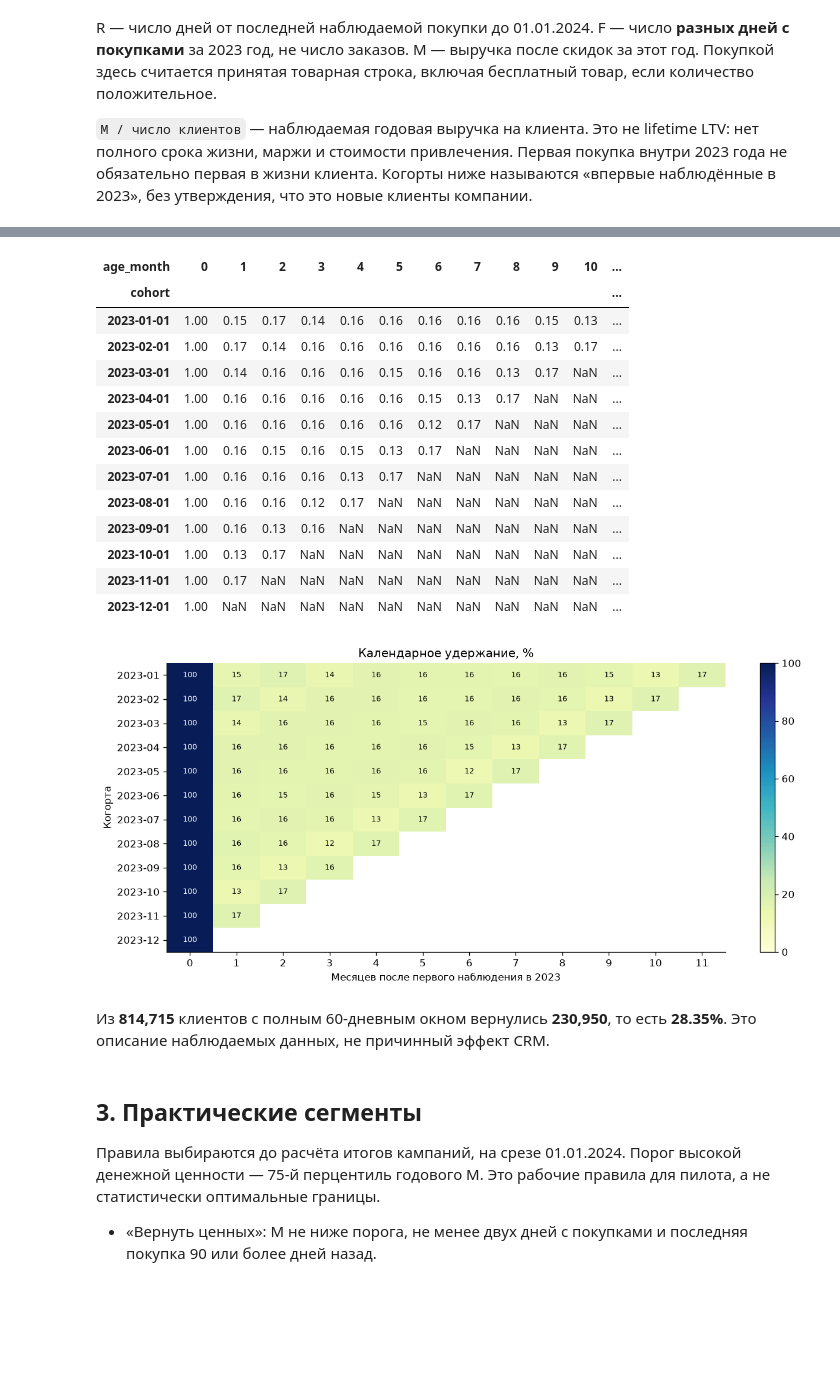
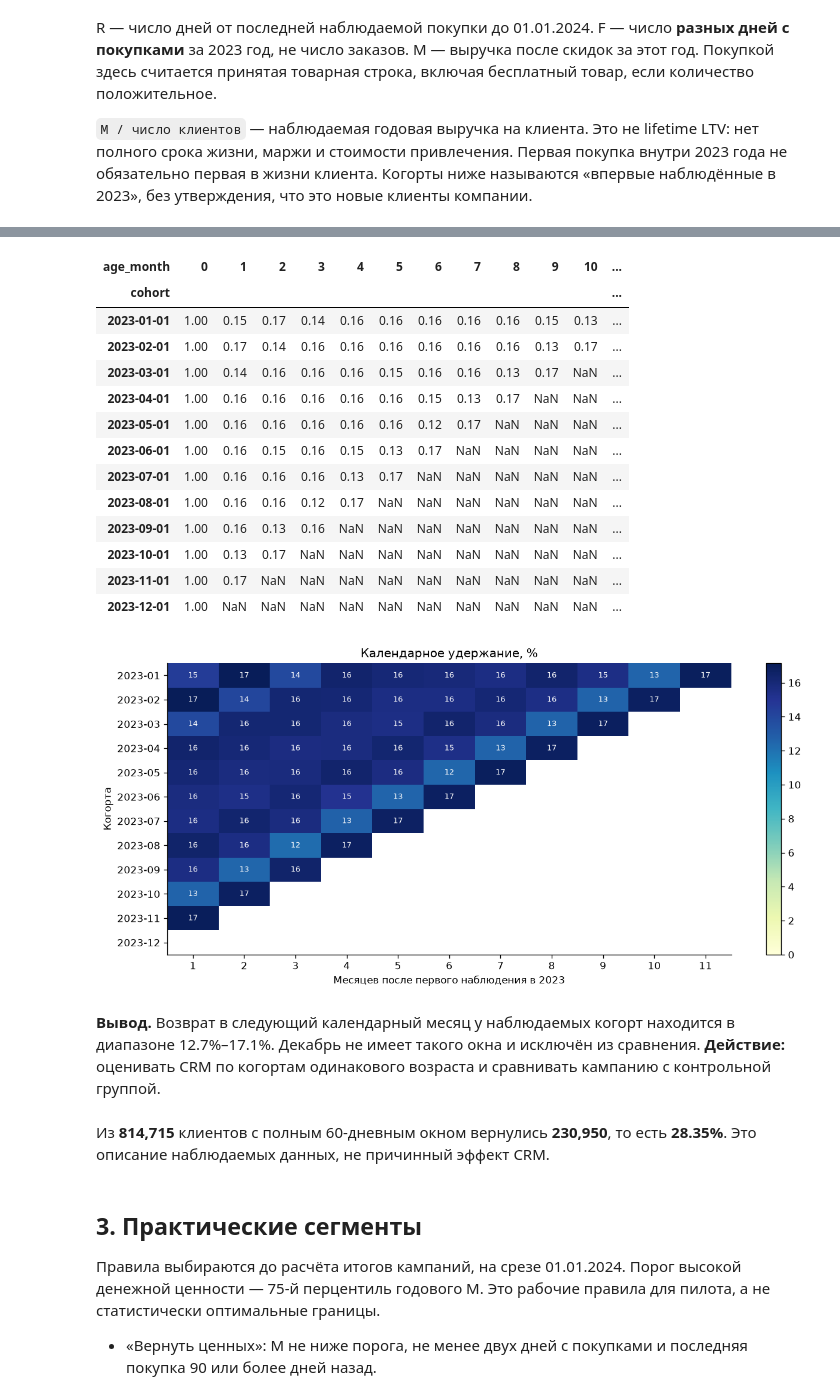
Before and after one commit to GilachOne/simulative-diploma, a Jupyter notebook: reports/02_clients.ipynb, the cells around one changed output, grey strips where cells are left out. Drawn from its saved outputs; the diff is of its cells as text; code cells hidden in the pictures; blank space fills up the shorter version.

```diff
--- a/reports/02_clients.ipynb
+++ b/reports/02_clients.ipynb
@@ -94,40 +96,45 @@ cohorts=pd.read_csv(DATA/'cohorts.csv',parse_dates=['cohort','activity_month'])
 cohorts['age_month']=(cohorts.activity_month.dt.year-cohorts.cohort.dt.year)*12+cohorts.activity_month.dt.month-cohorts.cohort.dt.month
 base=cohorts.loc[cohorts.age_month==0].set_index('cohort').active_clients
 cohorts['retention']=cohorts.active_clients/cohorts.cohort.map(base)
 retention=cohorts.pivot(index='cohort',columns='age_month',values='retention').reindex(columns=range(12))
 for cohort in retention.index:
     last_age=12-cohort.month
     retention.loc[cohort,range(last_age+1)]=retention.loc[cohort,range(last_age+1)].fillna(0)
 display(retention)
 fig,ax=plt.subplots(figsize=(11,5))
-image=ax.imshow(retention.values*100,cmap='YlGnBu',vmin=0,vmax=100,aspect='auto')
-ax.set_xticks(range(12),range(12));ax.set_yticks(range(len(retention)),retention.index.strftime('%Y-%m'))
+shown=retention.drop(columns=0)
+vmax=float(np.nanmax(shown.values)*100) or 1
+image=ax.imshow(shown.values*100,cmap='YlGnBu',vmin=0,vmax=vmax,aspect='auto')
+ax.set_xticks(range(11),range(1,12));ax.set_yticks(range(len(retention)),retention.index.strftime('%Y-%m'))
 ax.set(xlabel='Месяцев после первого наблюдения в 2023',ylabel='Когорта',title='Календарное удержание, %')
 for i in range(len(retention)):
- for j in range(12):
-  val=retention.iloc[i,j]
-  if pd.notna(val):ax.text(j,i,f'{100*val:.0f}',ha='center',va='center',fontsize=8,color='white' if val>.55 else 'black')
+ for j in range(11):
+  val=shown.iloc[i,j]
+  if pd.notna(val):ax.text(j,i,f'{100*val:.0f}',ha='center',va='center',fontsize=8,color='white' if val*100>vmax*.55 else 'black')
 fig.colorbar(image,ax=ax);plt.tight_layout();plt.show()
+m1=retention[1].dropna()
+display(Markdown(f'**Вывод.** Возврат в следующий календарный месяц у наблюдаемых когорт находится в диапазоне {m1.min():.1%}–{m1.max():.1%}. Декабрь не имеет такого окна и исключён из сравнения. **Действие:** оценивать CRM по когортам одинакового возраста и сравнивать кампанию с контрольной группой.'))
 r60=pd.read_csv(DATA/'repeat_60.csv').iloc[0]
 display(Markdown(f'Из **{int(r60.eligible_clients):,}** клиентов с полным 60-дневным окном вернулись **{int(r60.returned_clients):,}**, то есть **{r60.returned_clients/r60.eligible_clients:.2%}**. Это описание наблюдаемых данных, не причинный эффект CRM.'))
 retention.to_csv(OUT/'clients_retention.csv',encoding='utf-8-sig')
 # %% [output]
 | age_month | 0 | 1 | 2 | 3 | 4 | 5 | 6 | 7 | 8 | 9 | 10 | ... |
 | cohort |  |  |  |  |  |  |  |  |  |  |  | ... |
 | 2023-01-01 | 1.00 | 0.15 | 0.17 | 0.14 | 0.16 | 0.16 | 0.16 | 0.16 | 0.16 | 0.15 | 0.13 | ... |
 | 2023-02-01 | 1.00 | 0.17 | 0.14 | 0.16 | 0.16 | 0.16 | 0.16 | 0.16 | 0.16 | 0.13 | 0.17 | ... |
 | 2023-03-01 | 1.00 | 0.14 | 0.16 | 0.16 | 0.16 | 0.15 | 0.16 | 0.16 | 0.13 | 0.17 | NaN | ... |
 | 2023-04-01 | 1.00 | 0.16 | 0.16 | 0.16 | 0.16 | 0.16 | 0.15 | 0.13 | 0.17 | NaN | NaN | ... |
 | 2023-05-01 | 1.00 | 0.16 | 0.16 | 0.16 | 0.16 | 0.16 | 0.12 | 0.17 | NaN | NaN | NaN | ... |
 | 2023-06-01 | 1.00 | 0.16 | 0.15 | 0.16 | 0.15 | 0.13 | 0.17 | NaN | NaN | NaN | NaN | ... |
 | 2023-07-01 | 1.00 | 0.16 | 0.16 | 0.16 | 0.13 | 0.17 | NaN | NaN | NaN | NaN | NaN | ... |
 | 2023-08-01 | 1.00 | 0.16 | 0.16 | 0.12 | 0.17 | NaN | NaN | NaN | NaN | NaN | NaN | ... |
 | 2023-09-01 | 1.00 | 0.16 | 0.13 | 0.16 | NaN | NaN | NaN | NaN | NaN | NaN | NaN | ... |
 | 2023-10-01 | 1.00 | 0.13 | 0.17 | NaN | NaN | NaN | NaN | NaN | NaN | NaN | NaN | ... |
 | 2023-11-01 | 1.00 | 0.17 | NaN | NaN | NaN | NaN | NaN | NaN | NaN | NaN | NaN | ... |
 | 2023-12-01 | 1.00 | NaN | NaN | NaN | NaN | NaN | NaN | NaN | NaN | NaN | NaN | ... |
-[figure, old version]
+[figure, new version]
-Из **814,715** клиентов с полным 60-дневным окном вернулись **230,950**, то есть **28.35%**. Это описание наблюдаемых данных, не причинный эффект CRM.
+**Вывод.** Возврат в следующий календарный месяц у наблюдаемых когорт находится в диапазоне 12.7%–17.1%. Декабрь не имеет такого окна и исключён из сравнения. **Действие:** оценивать CRM по когортам одинакового возраста и сравнивать кампанию с контрольной группой.
+Из **814,715** клиентов с полным 60-дневным окном вернулись **230,950**, то есть **28.35%**. Это описание наблюдаемых данных, не причинный эффект CRM.
 # %% [markdown]
 ## 3. Практические сегменты
 Правила выбираются до расчёта итогов кампаний, на срезе 01.01.2024. Порог высокой денежной ценности — 75-й перцентиль годового M. Это рабочие правила для пилота, а не статистически оптимальные границы.
```
Also changed, not shown: parts of 3 cells of this notebook, 22 other files.
